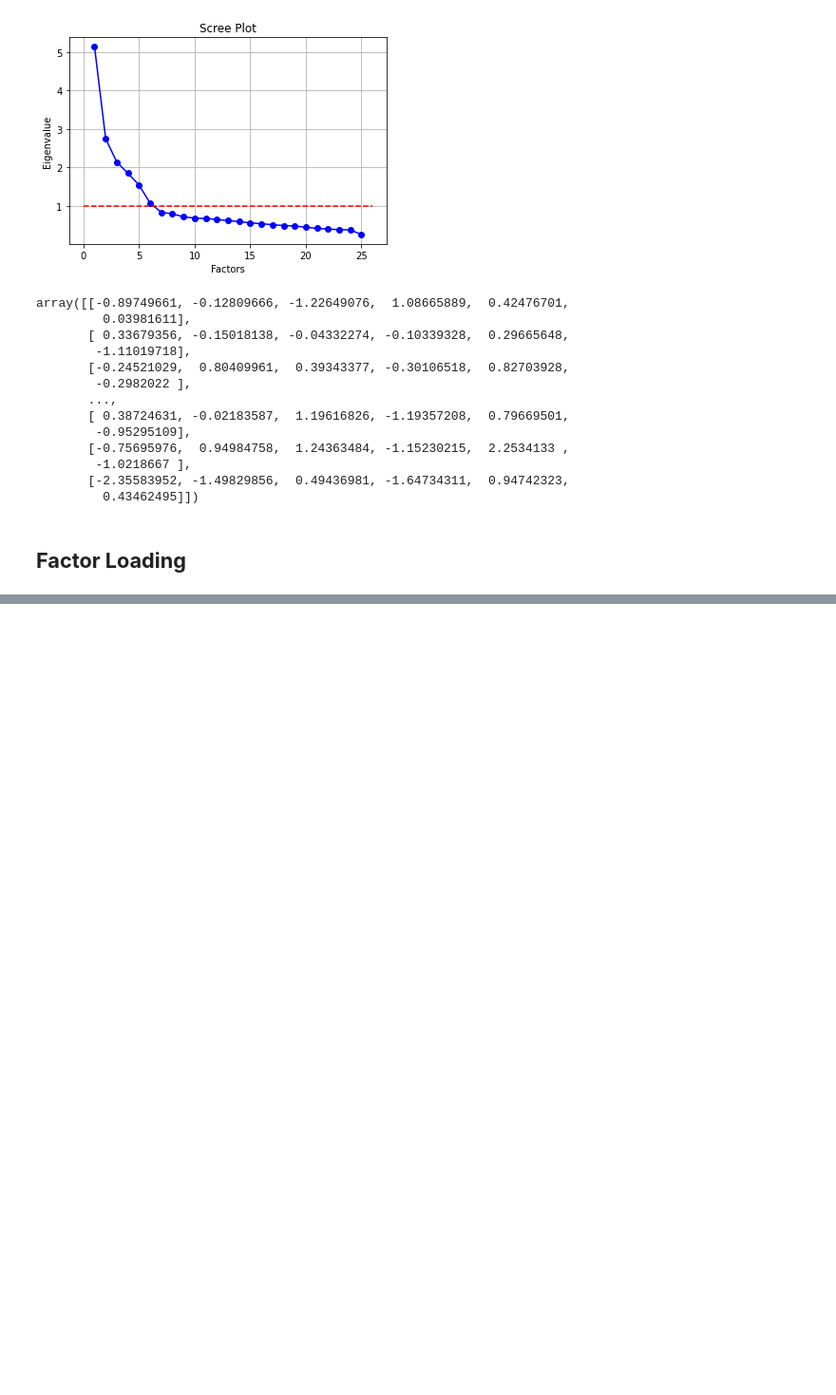
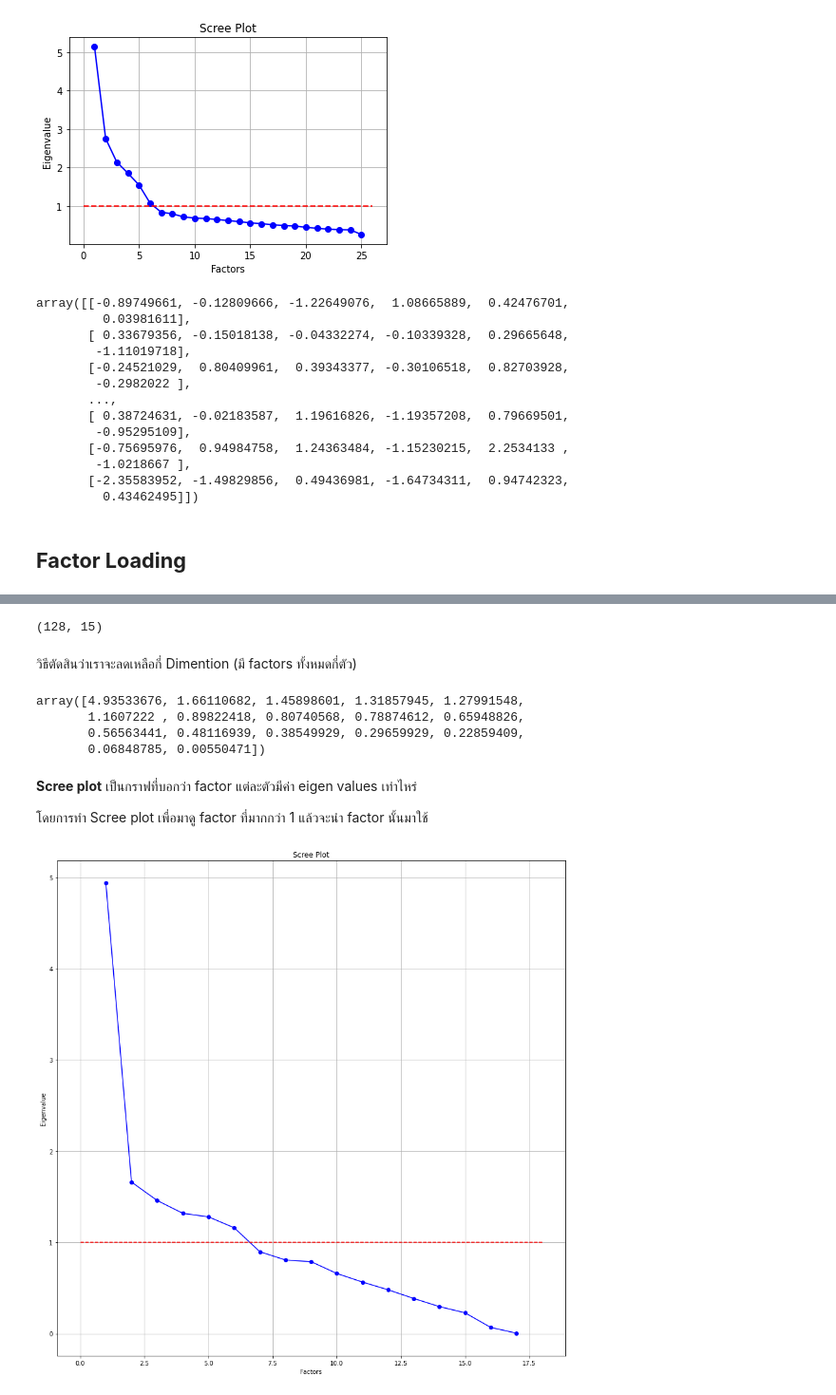
Before and after one commit to Wikanda-Hongboonmee/multivariate, a Jupyter notebook: Chapter_5_Factor_Analysis.ipynb, the cells around one changed output, grey strips where cells are left out. Shown: that part at 95% size. Saved outputs shown, nothing was run; the diff lists cells and outputs as text; code cells hidden in the pictures; blank space fills up the shorter version.

```diff
--- a/Chapter_5_Factor_Analysis.ipynb
+++ b/Chapter_5_Factor_Analysis.ipynb
@@ -165,0 +256,2 @@ array([[-0.89749661, -0.12809666, -1.22649076,  1.08665889,  0.42476701,
+# %%
+FIFA_data_dropped2 = FIFA_data_dropped.dropna()
@@ -165,0 +291,34 @@ array([[-0.89749661, -0.12809666, -1.22649076,  1.08665889,  0.42476701,
+# %%
+fa3 = FactorAnalyzer(n_factors=15) # Define
+# %%
+data_fa3 = fa3.fit_transform(FIFA_data_dropped2)
+# %%
+data_fa3.shape
+# %% [output]
+(128, 15)
+# %% [markdown]
+วิธีตัดสินว่าเราจะลดเหลือกี่ Dimention (มี factors ทั้งหมดกี่ตัว)
+# %%
+ev,v = fa3.get_eigenvalues() #คำนวณหาค่า eigen values เพื่อนำไป plot ในกราฟ Scree plot
+# %%
+ev
+# %% [output]
+array([4.93533676, 1.66110682, 1.45898601, 1.31857945, 1.27991548,
+       1.1607222 , 0.89822418, 0.80740568, 0.78874612, 0.65948826,
+       0.56563441, 0.48116939, 0.38549929, 0.29659929, 0.22859409,
+       0.06848785, 0.00550471])
+# %% [markdown]
+**Scree plot** เป็นกราฟที่บอกว่า factor แต่ละตัวมีค่า eigen values เท่าไหร่
+
+โดยการทำ Scree plot เพื่อมาดู factor ที่มากกว่า 1 แล้วจะนำ factor นั้นมาใช้
+# %%
+# Create scree plot using matplotlib
+plt.plot(range(1,FIFA_data_dropped.shape[1]+1),ev,'bo-')
+plt.plot([0,FIFA_data_dropped.shape[1]+1],[1,1],'r--')
+plt.title('Scree Plot')
+plt.xlabel('Factors')
+plt.ylabel('Eigenvalue')
+plt.grid()
+plt.show()
+# %% [output]
+[figure, added]
```
Also changed, not shown: parts of 41 cells of this notebook.
